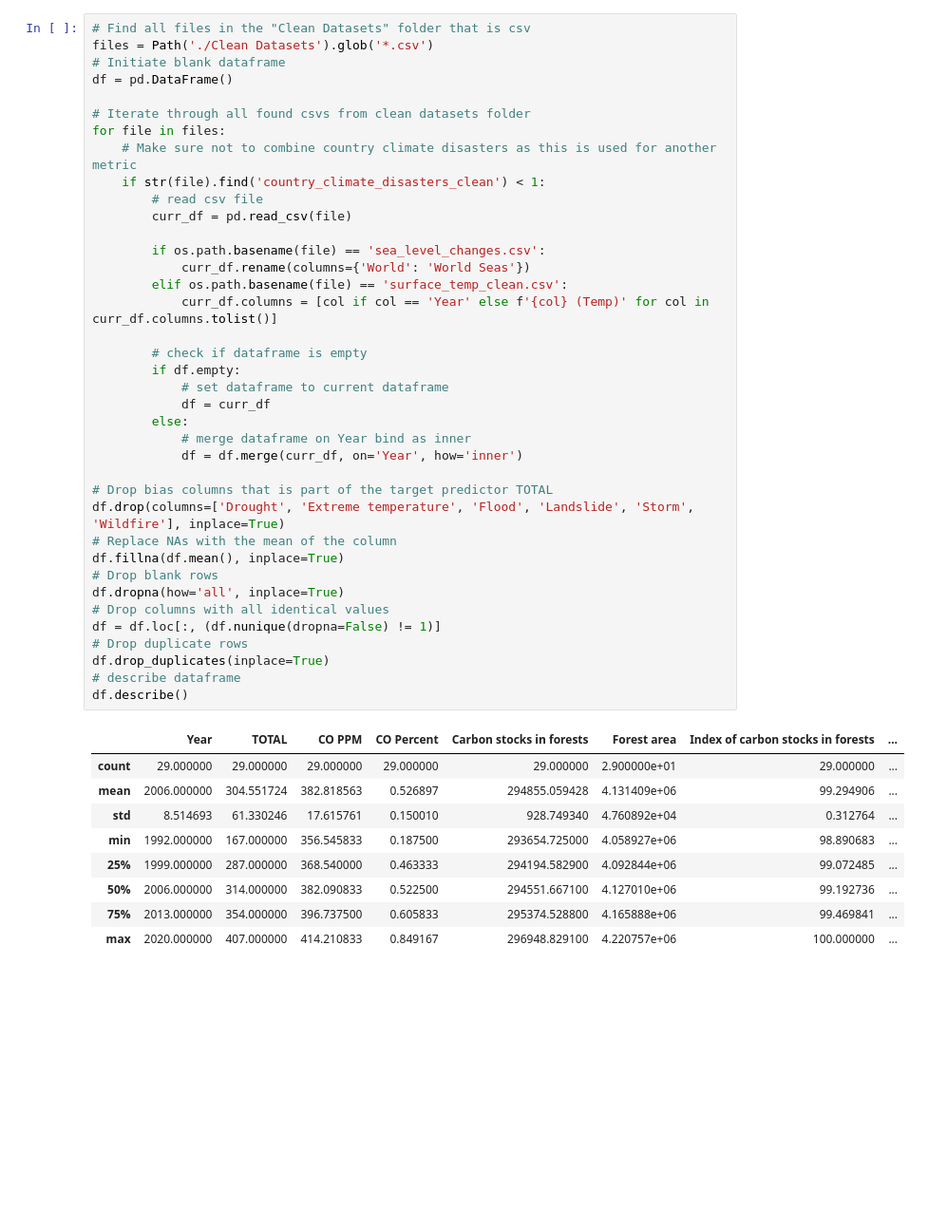
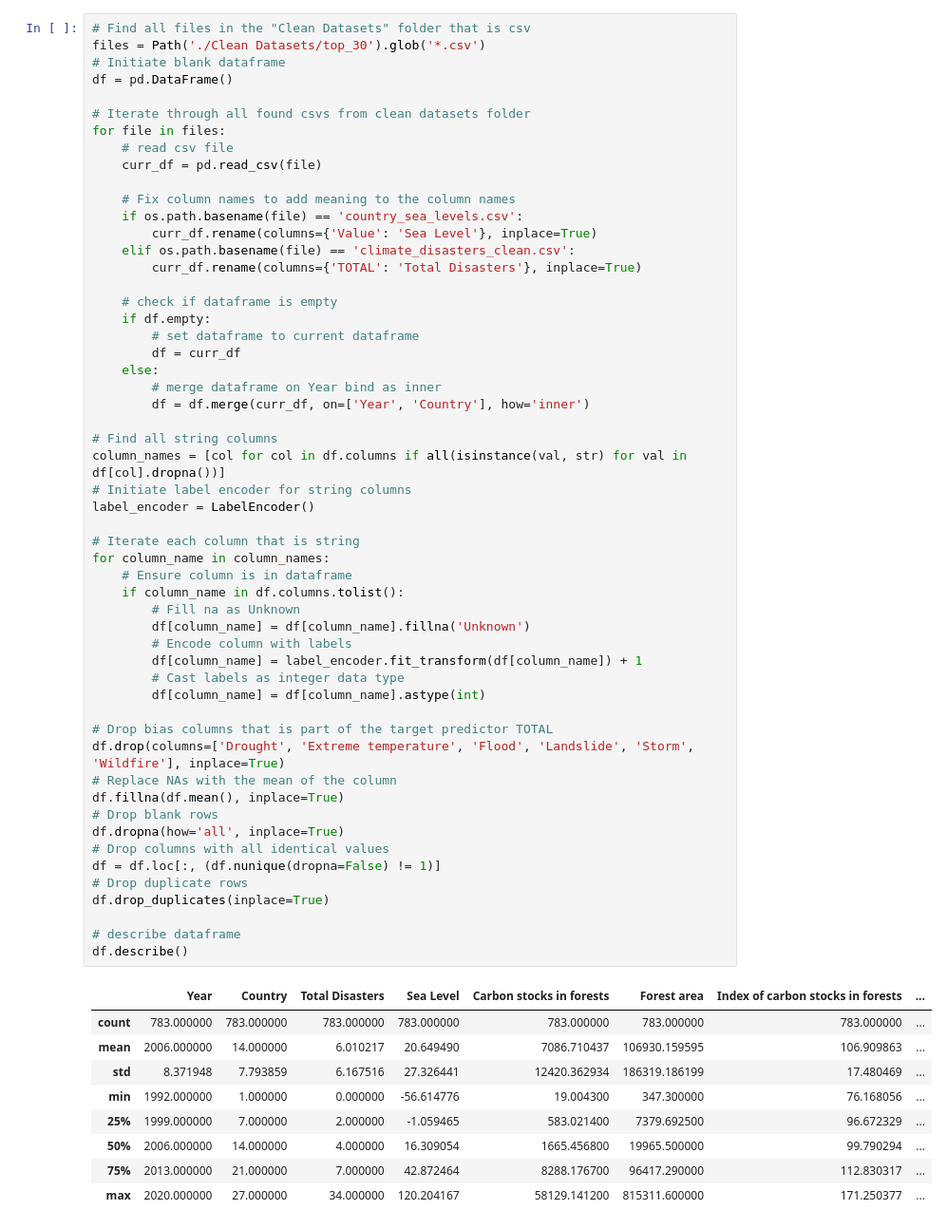
Before and after one commit to AtaishNehra/Climate-Induced-Disaster-Predictor, a Jupyter notebook: 03_DataLoad.ipynb, the cells around one changed output. Shown at 95% size. Drawn from its saved outputs; the diff is of its cells as text; blank space fills up the shorter version.

Commit message:
Data Combined Again, CDA Performed
Data combined to include country and cda performed.

```diff
--- a/03_DataLoad.ipynb
+++ b/03_DataLoad.ipynb
@@ -6,49 +8,65 @@ from pathlib import Path
 import os
 # %%
 # Find all files in the "Clean Datasets" folder that is csv
-files = Path('./Clean Datasets').glob('*.csv')
+files = Path('./Clean Datasets/top_30').glob('*.csv')
 # Initiate blank dataframe
 df = pd.DataFrame()
 
 # Iterate through all found csvs from clean datasets folder
 for file in files:
-    # Make sure not to combine country climate disasters as this is used for another metric
-    if str(file).find('country_climate_disasters_clean') < 1:
-        # read csv file
-        curr_df = pd.read_csv(file)
+    # read csv file
+    curr_df = pd.read_csv(file)
 
-        if os.path.basename(file) == 'sea_level_changes.csv':
-            curr_df.rename(columns={'World': 'World Seas'})
-        elif os.path.basename(file) == 'surface_temp_clean.csv':
-            curr_df.columns = [col if col == 'Year' else f'{col} (Temp)' for col in curr_df.columns.tolist()]
+    # Fix column names to add meaning to the column names
+    if os.path.basename(file) == 'country_sea_levels.csv':
+        curr_df.rename(columns={'Value': 'Sea Level'}, inplace=True)
+    elif os.path.basename(file) == 'climate_disasters_clean.csv':
+        curr_df.rename(columns={'TOTAL': 'Total Disasters'}, inplace=True)
 
-        # check if dataframe is empty
-        if df.empty:
-            # set dataframe to current dataframe
-            df = curr_df
-        else:
-            # merge dataframe on Year bind as inner
-            df = df.merge(curr_df, on='Year', how='inner')
+    # check if dataframe is empty
+    if df.empty:
+        # set dataframe to current dataframe
+        df = curr_df
+    else:
+        # merge dataframe on Year bind as inner
+        df = df.merge(curr_df, on=['Year', 'Country'], how='inner')
+
+# Find all string columns
+column_names = [col for col in df.columns if all(isinstance(val, str) for val in df[col].dropna())]
+# Initiate label encoder for string columns
+label_encoder = LabelEncoder()
+
+# Iterate each column that is string
+for column_name in column_names:
+    # Ensure column is in dataframe
+    if column_name in df.columns.tolist():
+        # Fill na as Unknown
+        df[column_name] = df[column_name].fillna('Unknown')
+        # Encode column with labels
+        df[column_name] = label_encoder.fit_transform(df[column_name]) + 1
+        # Cast labels as integer data type
+        df[column_name] = df[column_name].astype(int)
 
 # Drop bias columns that is part of the target predictor TOTAL
 df.drop(columns=['Drought', 'Extreme temperature', 'Flood', 'Landslide', 'Storm', 'Wildfire'], inplace=True)
 # Replace NAs with the mean of the column
 df.fillna(df.mean(), inplace=True)
 # Drop blank rows
 df.dropna(how='all', inplace=True)
 # Drop columns with all identical values
 df = df.loc[:, (df.nunique(dropna=False) != 1)]
 # Drop duplicate rows
 df.drop_duplicates(inplace=True)
+
 # describe dataframe
 df.describe()
 # %% [output]
-|  | Year | TOTAL | CO PPM | CO Percent | Carbon stocks in forests | Forest area | Index of carbon stocks in forests | ... |
-| count | 29.000000 | 29.000000 | 29.000000 | 29.000000 | 29.000000 | 2.900000e+01 | 29.000000 | ... |
-| mean | 2006.000000 | 304.551724 | 382.818563 | 0.526897 | 294855.059428 | 4.131409e+06 | 99.294906 | ... |
-| std | 8.514693 | 61.330246 | 17.615761 | 0.150010 | 928.749340 | 4.760892e+04 | 0.312764 | ... |
-| min | 1992.000000 | 167.000000 | 356.545833 | 0.187500 | 293654.725000 | 4.058927e+06 | 98.890683 | ... |
-| 25% | 1999.000000 | 287.000000 | 368.540000 | 0.463333 | 294194.582900 | 4.092844e+06 | 99.072485 | ... |
-| 50% | 2006.000000 | 314.000000 | 382.090833 | 0.522500 | 294551.667100 | 4.127010e+06 | 99.192736 | ... |
-| 75% | 2013.000000 | 354.000000 | 396.737500 | 0.605833 | 295374.528800 | 4.165888e+06 | 99.469841 | ... |
-| max | 2020.000000 | 407.000000 | 414.210833 | 0.849167 | 296948.829100 | 4.220757e+06 | 100.000000 | ... |
+|  | Year | Country | Total Disasters | Sea Level | Carbon stocks in forests | Forest area | Index of carbon stocks in forests | ... |
+| count | 783.000000 | 783.000000 | 783.000000 | 783.000000 | 783.000000 | 783.000000 | 783.000000 | ... |
+| mean | 2006.000000 | 14.000000 | 6.010217 | 20.649490 | 7086.710437 | 106930.159595 | 106.909863 | ... |
+| std | 8.371948 | 7.793859 | 6.167516 | 27.326441 | 12420.362934 | 186319.186199 | 17.480469 | ... |
+| min | 1992.000000 | 1.000000 | 0.000000 | -56.614776 | 19.004300 | 347.300000 | 76.168056 | ... |
+| 25% | 1999.000000 | 7.000000 | 2.000000 | -1.059465 | 583.021400 | 7379.692500 | 96.672329 | ... |
+| 50% | 2006.000000 | 14.000000 | 4.000000 | 16.309054 | 1665.456800 | 19965.500000 | 99.790294 | ... |
+| 75% | 2013.000000 | 21.000000 | 7.000000 | 42.872464 | 8288.176700 | 96417.290000 | 112.830317 | ... |
+| max | 2020.000000 | 27.000000 | 34.000000 | 120.204167 | 58129.141200 | 815311.600000 | 171.250377 | ... |
```
Also changed, not shown: parts of 14 cells of this notebook, 21 other files.
